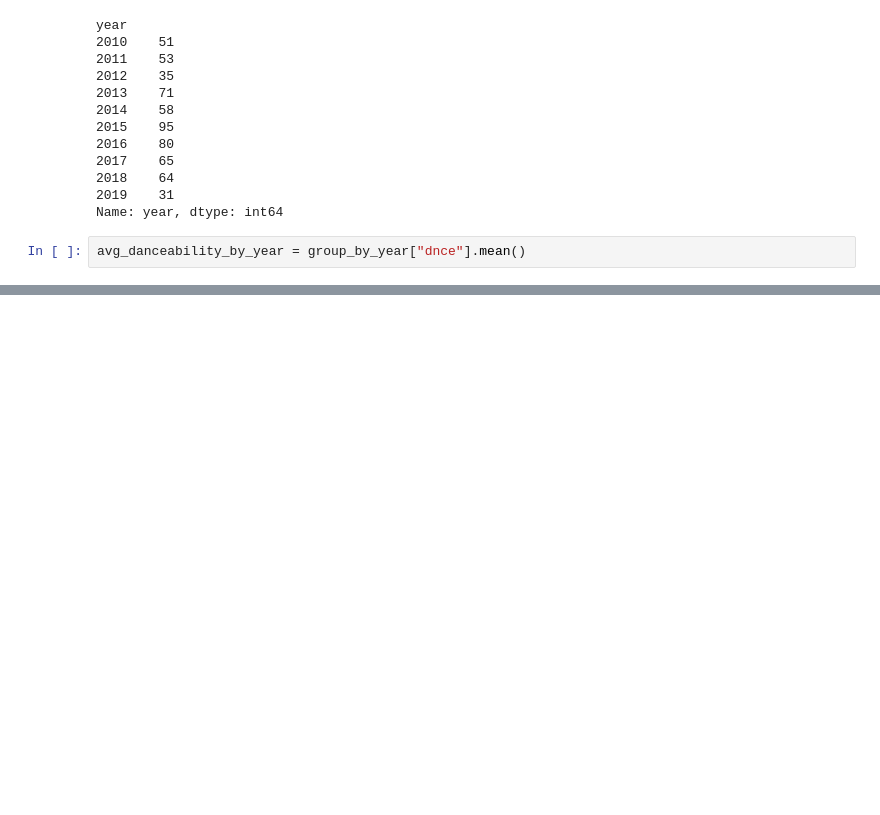
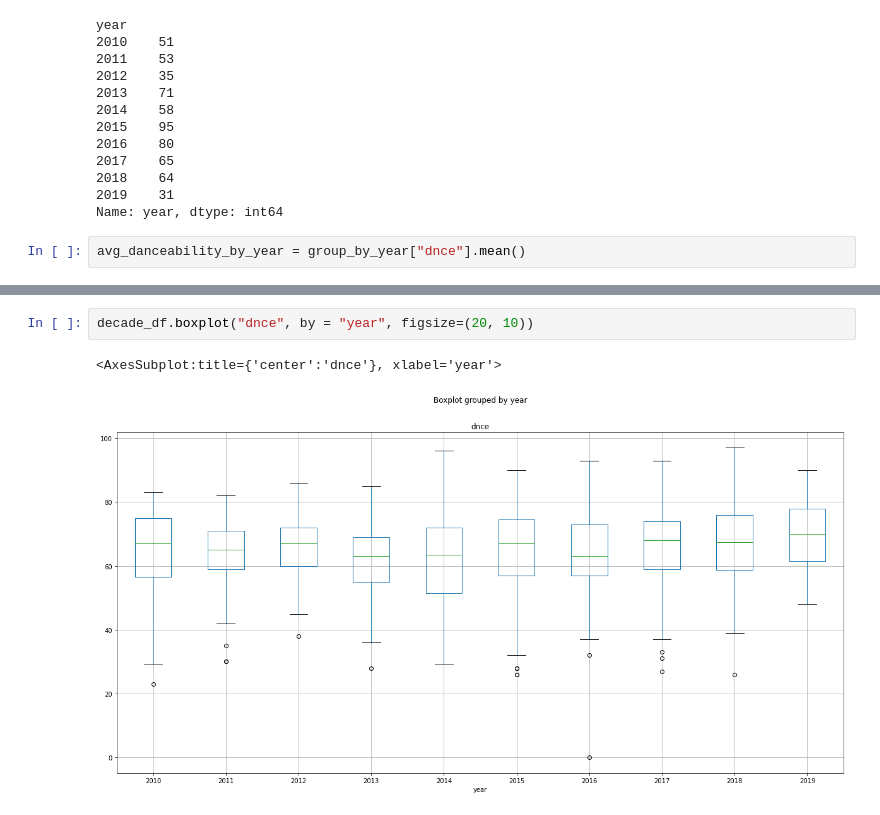
Before and after one commit to cveras33/project-1-group-6, a Jupyter notebook: Python Files/4_Top_Genres_per_Decade.ipynb, the cells around one changed output, grey strips where cells are left out. Cells and saved outputs as stored; diff of their text form; blank space fills up the shorter version.

```diff
--- a/Python Files/4_Top_Genres_per_Decade.ipynb
+++ b/Python Files/4_Top_Genres_per_Decade.ipynb
@@ -212,0 +247,5 @@ danceability_df
+# %%
+decade_df.boxplot("dnce", by = "year", figsize=(20, 10))
+# %% [output]
+<AxesSubplot:title={'center':'dnce'}, xlabel='year'>
+[figure, added]
```
Also changed, not shown: parts of 19 cells of this notebook.
